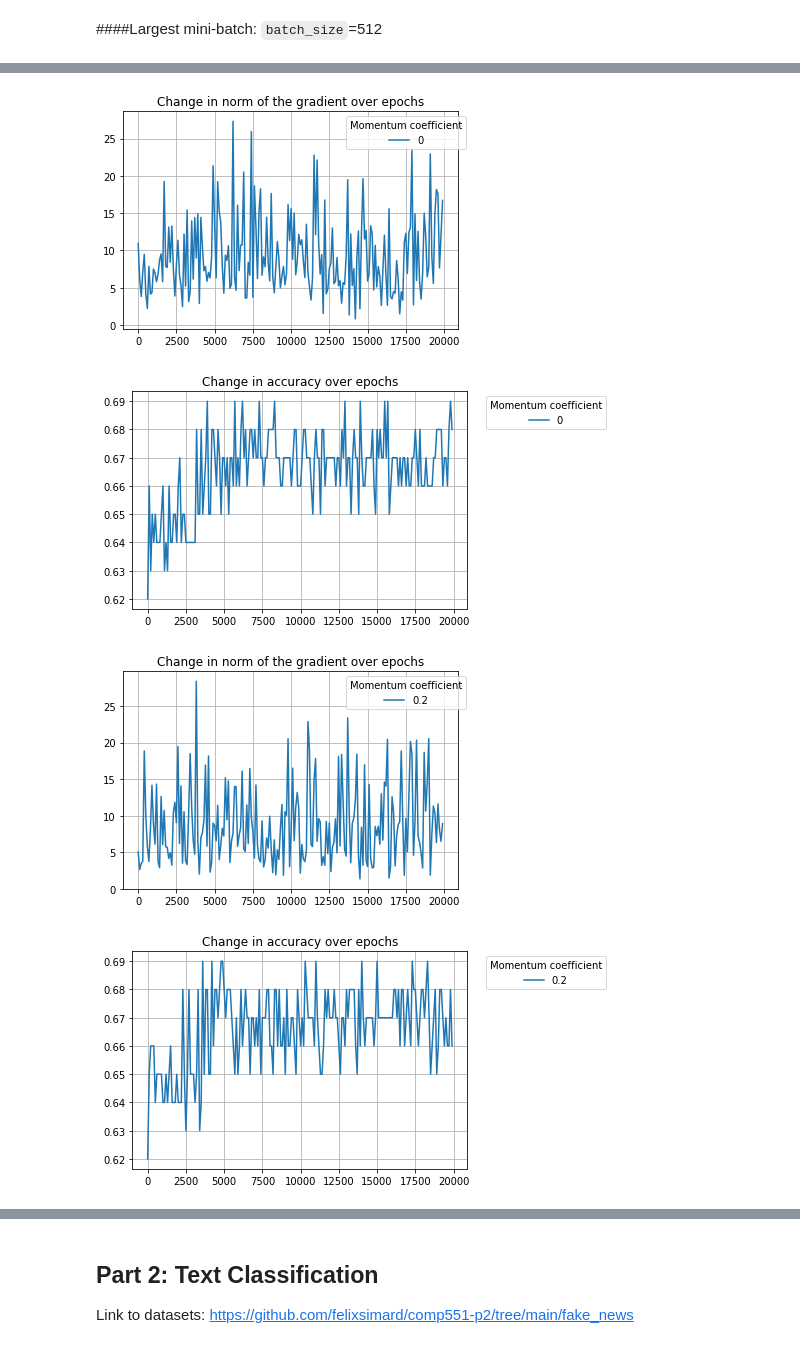
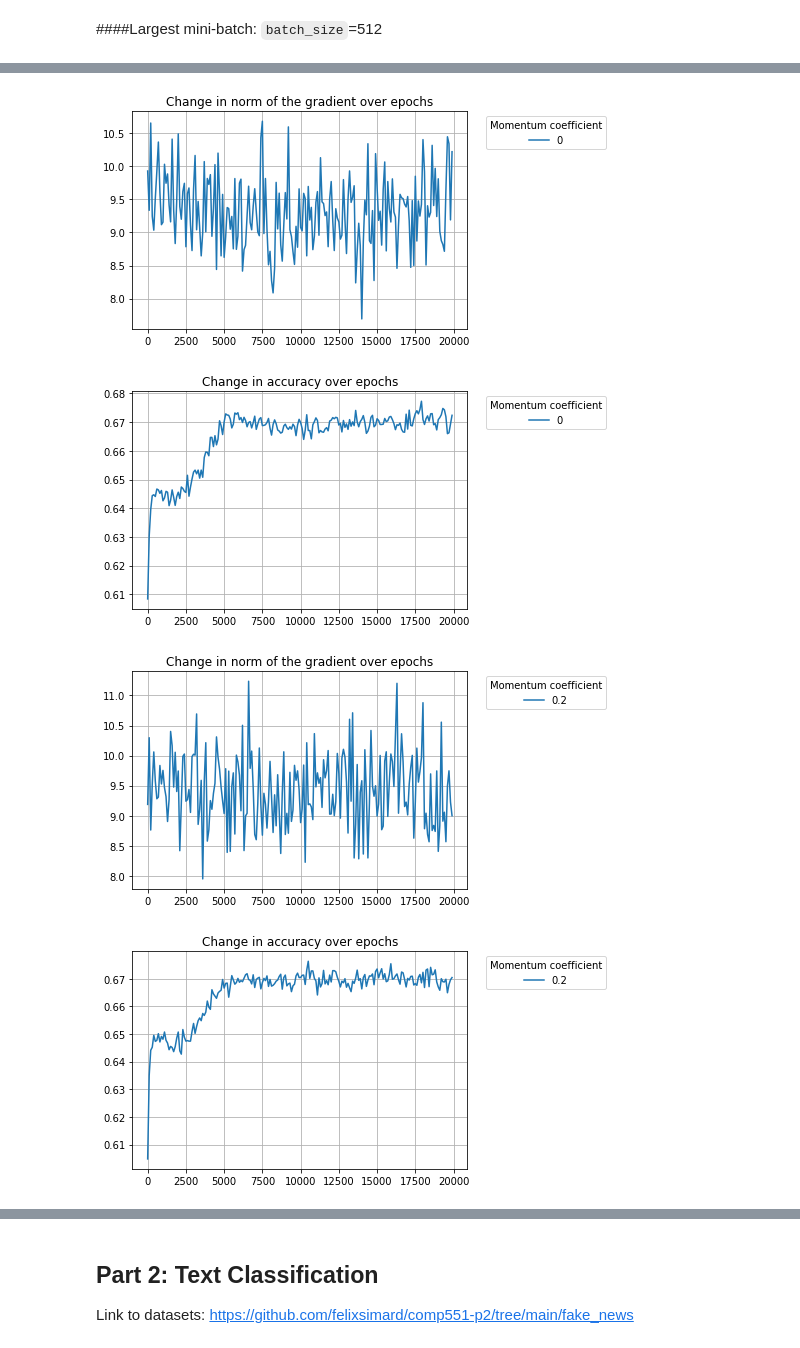
Before and after one commit to felixsimard/comp551-p2, a Jupyter notebook: P2_G30_COMP551.ipynb, the cells around one changed output, grey strips where cells are left out. Cells and saved outputs as stored; diff of their text form; code cells hidden in the pictures.

```diff
--- a/P2_G30_COMP551.ipynb
+++ b/P2_G30_COMP551.ipynb
@@ -345,7 +353,7 @@ lr = 1e-4
 max_iters = 2e4
 coeffs = [0, 0.2, 0.5, 0.7, 0.9, 0.99]
 mini_small_results = Parallel(n_jobs=-1, verbose=10)(delayed(get_result)(lr,max_iters, itv,
-                                                                       batch_size=8, max_epochs=max_iters, momentum=coeff) for coeff in coeffs)
-#joblib.dump(mini_small_results, '/content/drive/MyDrive/COMP551/mini2/objects/mini_small_results.pkl')
+                                                                       batch_size=8, max_epochs=max_iters, momentum=coeff, smoothing=True) for coeff in coeffs)
+joblib.dump(mini_small_results, '/content/drive/MyDrive/COMP551/mini2/objects/mini_small_smooth_results.pkl')
 # %% [output]
 [Parallel(n_jobs=-1)]: Using backend LokyBackend with 2 concurrent workers.
@@ -361,9 +378,11 @@ def save_plot(input_result, lr, grad=True, bs='bs8'):
     if grad:
         my_list = input_result.grad_list_epoch
         plt_title = 'norm of the gradient'
+        file_title = 'grad'
     else:
         my_list = input_result.acc_list_epoch
         plt_title = 'accuracy'
+        file_title = 'acc'
     length = len(my_list)
     row = list(range(1, length*itv, itv))
     plt.plot(row, my_list)
@@ -371,10 +390,10 @@ def save_plot(input_result, lr, grad=True, bs='bs8'):
             title='Momentum coefficient')
     plt.grid()
     plt.title("Change in " + plt_title + " over epochs")
-    #plt.savefig(f"{'/content/drive/MyDrive/COMP551/mini2/figures/1_3_' + bs + '_mini_grad_coeff0'+ str(int(lr*100)) + '.png'}", bbox_inches="tight")
+    plt.savefig(f"{'/content/drive/MyDrive/COMP551/mini2/figures/1_3_' + bs + '_mini_' + file_title + '_coeff0'+ str(int(lr*100)) + '.png'}", bbox_inches="tight")
     plt.show()
 # %%
 for result, lr in zip(mini_small_results, [0, 0.2, 0.5, 0.7, 0.9, 0.99]):
-    save_plot(result, lr, grad=True, bs='bs8')
-    save_plot(result, lr, grad=False, bs='bs8')
+    save_plot(result, lr, grad=True, bs='bs8_smooth')
+    save_plot(result, lr, grad=False, bs='bs8_smooth')
 # %% [output]
@@ -401,7 +420,8 @@ lr = 1e-4
 max_iters = 2e4
 coeffs = [0, 0.2, 0.5, 0.7, 0.9, 0.99]
 mini_large_results = Parallel(n_jobs=-1, verbose=10)(delayed(get_result)(lr,max_iters, itv,
-                                                                       batch_size=512, max_epochs=max_iters, momentum=coeff) for coeff in coeffs)
-#joblib.dump(mini_large_results, '/content/drive/MyDrive/COMP551/mini2/objects/mini_large_results.pkl')
+                                                                       batch_size=512, max_epochs=max_iters,
+                                                                       momentum=coeff, smoothing=True) for coeff in coeffs)
+joblib.dump(mini_large_results, '/content/drive/MyDrive/COMP551/mini2/objects/mini_large_smooth_results.pkl')
 # %% [output]
 [Parallel(n_jobs=-1)]: Using backend LokyBackend with 2 concurrent workers.
@@ -414,9 +443,9 @@ Wall time: 2min 14s
 # %%
 for result, lr in zip(mini_large_results, [0, 0.2, 0.5, 0.7, 0.9, 0.99]):
-    save_plot(result, lr, grad=True, bs='bs512')
-    save_plot(result, lr, grad=False, bs='bs512')
+    save_plot(result, lr, grad=True, bs='bs512_smooth')
+    save_plot(result, lr, grad=False, bs='bs512_smooth')
 # %% [output]
-[figure, old version]
+[figure, new version]
-[figure, old version]
+[figure, new version]
-[figure, old version]
+[figure, new version]
-[figure, old version]
+[figure, new version]
```
Also changed, not shown: parts of 12 cells of this notebook, 59 other files.
